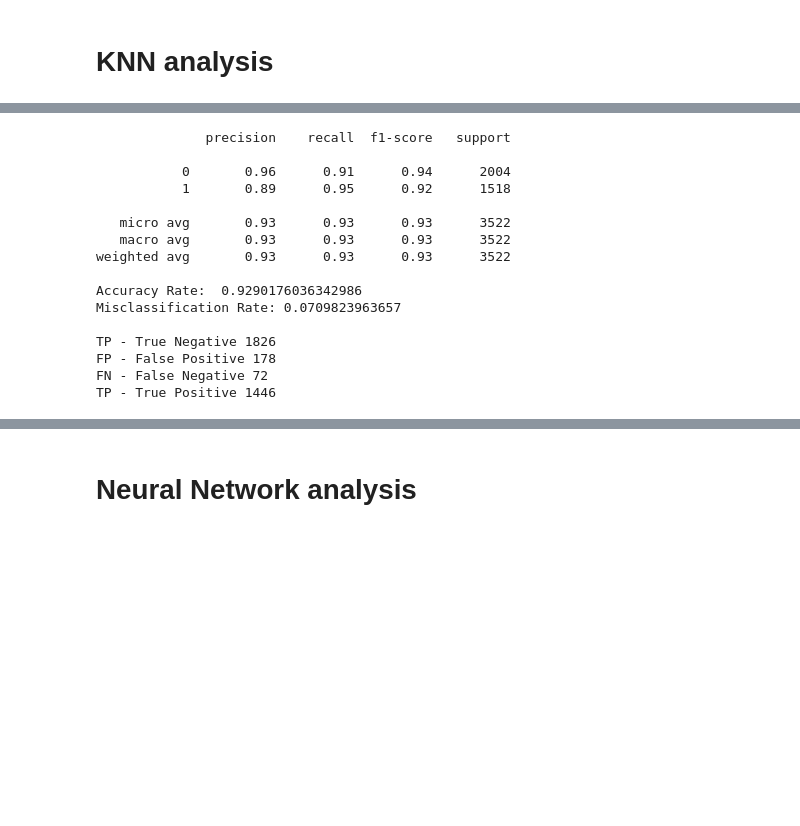
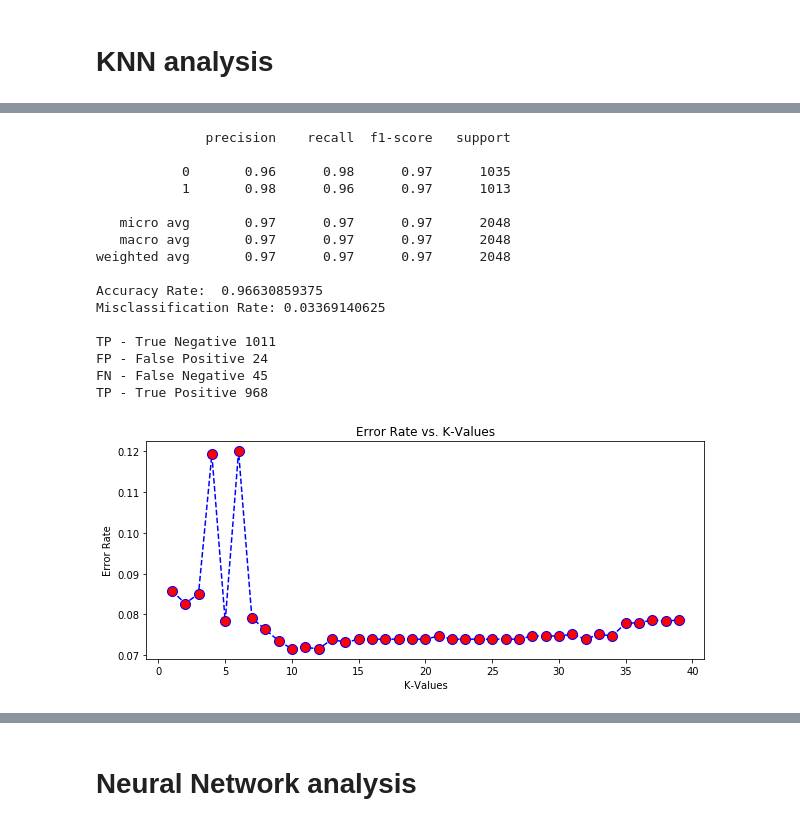
Before and after one commit to toful/BotDetector, a Jupyter notebook: src/DataAnalisis.ipynb, the cells around one changed output, grey strips where cells are left out. Cells and saved outputs as stored; diff of their text form; code cells hidden in the pictures; blank space fills up the shorter version.

```diff
--- a/src/DataAnalisis.ipynb
+++ b/src/DataAnalisis.ipynb
@@ -251,19 +353,23 @@ knn_nneighbors_analysis( XX[3], yy[3] )
 # %%
-knn_analysis( XX[3], yy[3], 5 )
+knn_analysis( XX[0], yy[0], 4 )
 # %% [output]
               precision    recall  f1-score   support
 
-           0       0.96      0.91      0.94      2004
-           1       0.89      0.95      0.92      1518
+           0       0.96      0.98      0.97      1035
+           1       0.98      0.96      0.97      1013
 
-   micro avg       0.93      0.93      0.93      3522
-   macro avg       0.93      0.93      0.93      3522
-weighted avg       0.93      0.93      0.93      3522
+   micro avg       0.97      0.97      0.97      2048
+   macro avg       0.97      0.97      0.97      2048
+weighted avg       0.97      0.97      0.97      2048
 
-Accuracy Rate:  0.9290176036342986
-Misclassification Rate: 0.0709823963657
+Accuracy Rate:  0.96630859375
+Misclassification Rate: 0.03369140625
 
-TP - True Negative 1826
-FP - False Positive 178
-FN - False Negative 72
-TP - True Positive 1446
+TP - True Negative 1011
+FP - False Positive 24
+FN - False Negative 45
+TP - True Positive 968
+# %%
+knn_nneighbors_analysis( XX[1], yy[1] )
+# %% [output]
+[figure, added]
```
Also changed, not shown: parts of 23 cells of this notebook, 6 other files.
